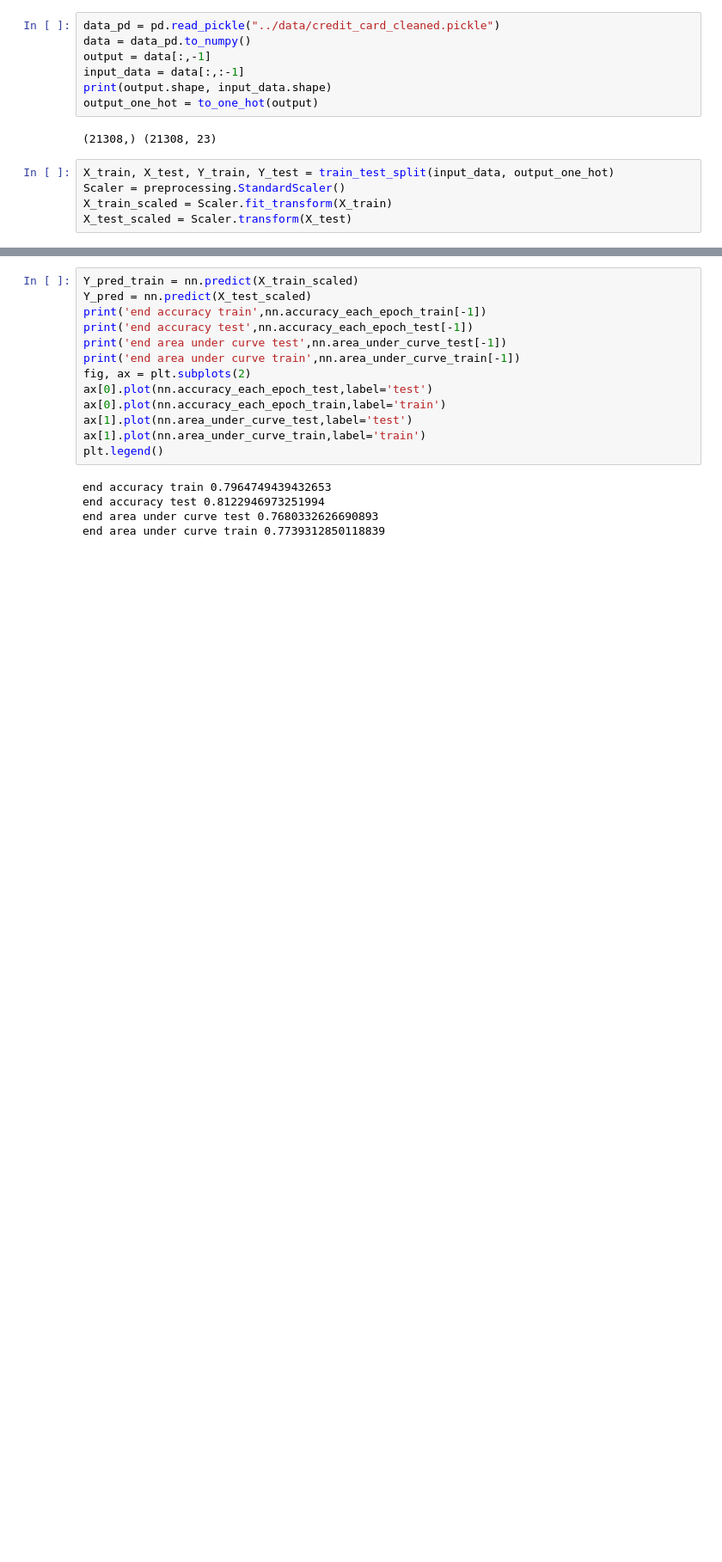
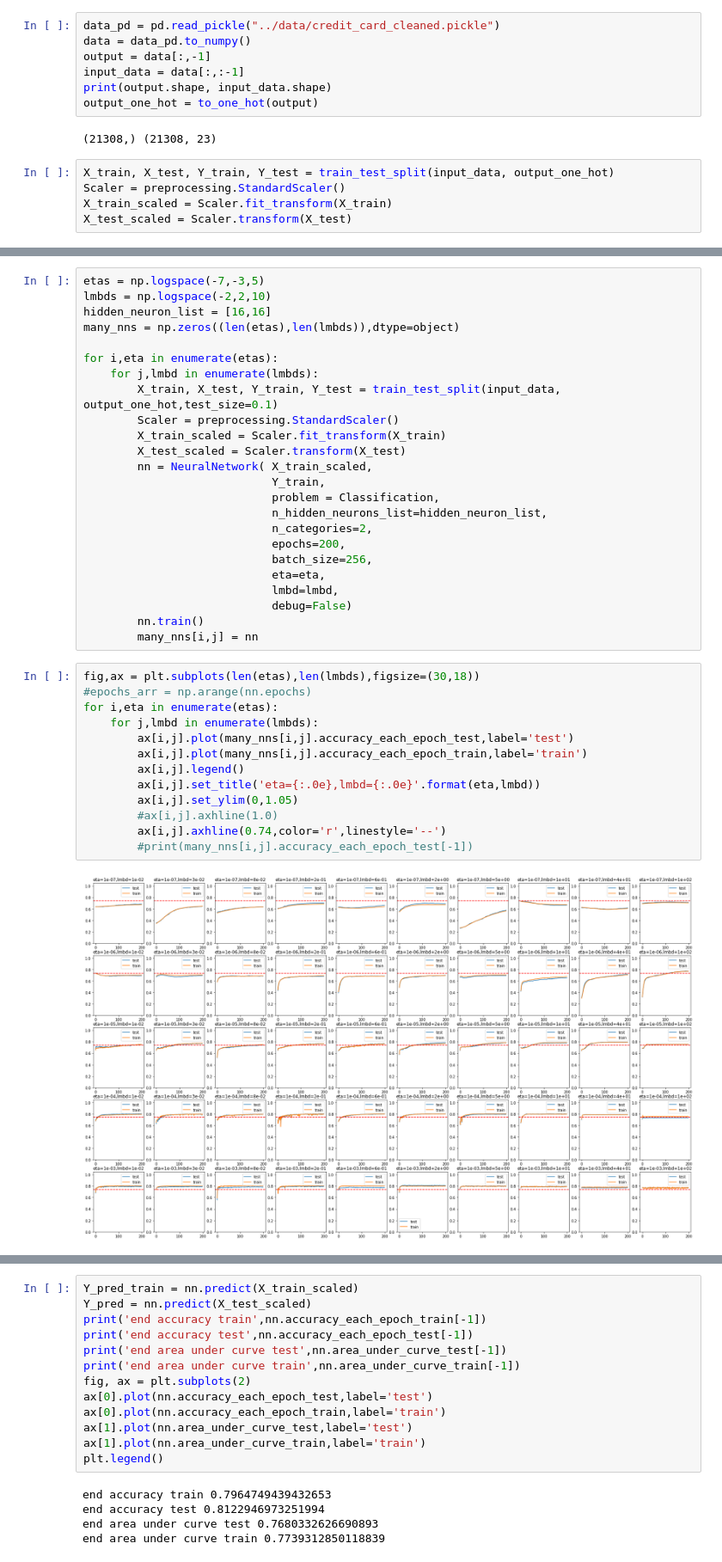
Before and after one commit to asdfbat/FYS-STK4155, a Jupyter notebook: Project2/src/NN_self2.ipynb, the cells around one changed output, grey strips where cells are left out. Shown at 86% size. Cells and saved outputs as stored; diff of their text form; blank space fills up the shorter version.

```diff
--- a/Project2/src/NN_self2.ipynb
+++ b/Project2/src/NN_self2.ipynb
@@ -316,0 +342,39 @@ print(AUC_mean,accuracy_mean)
+# %%
+etas = np.logspace(-7,-3,5)
+lmbds = np.logspace(-2,2,10)
+hidden_neuron_list = [16,16]
+many_nns = np.zeros((len(etas),len(lmbds)),dtype=object)
+
+for i,eta in enumerate(etas):
+    for j,lmbd in enumerate(lmbds):
+        X_train, X_test, Y_train, Y_test = train_test_split(input_data, output_one_hot,test_size=0.1)
+        Scaler = preprocessing.StandardScaler()
+        X_train_scaled = Scaler.fit_transform(X_train)
+        X_test_scaled = Scaler.transform(X_test)
+        nn = NeuralNetwork( X_train_scaled,
+                            Y_train,
+                            problem = Classification,
+                            n_hidden_neurons_list=hidden_neuron_list,
+                            n_categories=2,
+                            epochs=200,
+                            batch_size=256,
+                            eta=eta,
+                            lmbd=lmbd,
+                            debug=False)
+        nn.train()
+        many_nns[i,j] = nn
+# %%
+fig,ax = plt.subplots(len(etas),len(lmbds),figsize=(30,18))
+#epochs_arr = np.arange(nn.epochs)
+for i,eta in enumerate(etas):
+    for j,lmbd in enumerate(lmbds):
+        ax[i,j].plot(many_nns[i,j].accuracy_each_epoch_test,label='test')
+        ax[i,j].plot(many_nns[i,j].accuracy_each_epoch_train,label='train')
+        ax[i,j].legend()
+        ax[i,j].set_title('eta={:.0e},lmbd={:.0e}'.format(eta,lmbd))
+        ax[i,j].set_ylim(0,1.05)
+        #ax[i,j].axhline(1.0)
+        ax[i,j].axhline(0.74,color='r',linestyle='--')
+        #print(many_nns[i,j].accuracy_each_epoch_test[-1])
+# %% [output]
+[figure, added]
```
Also changed, not shown: parts of 4 cells of this notebook, 1 other file.
